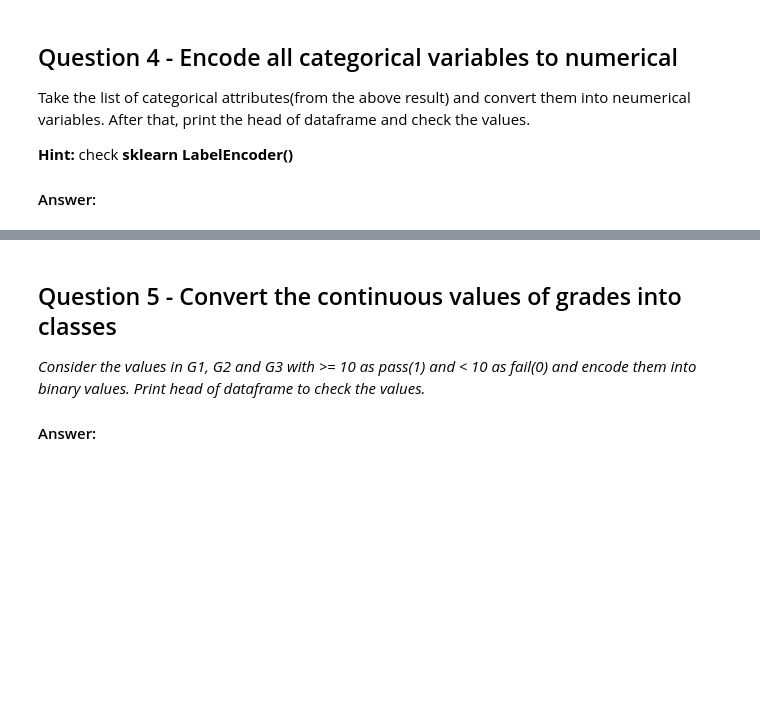
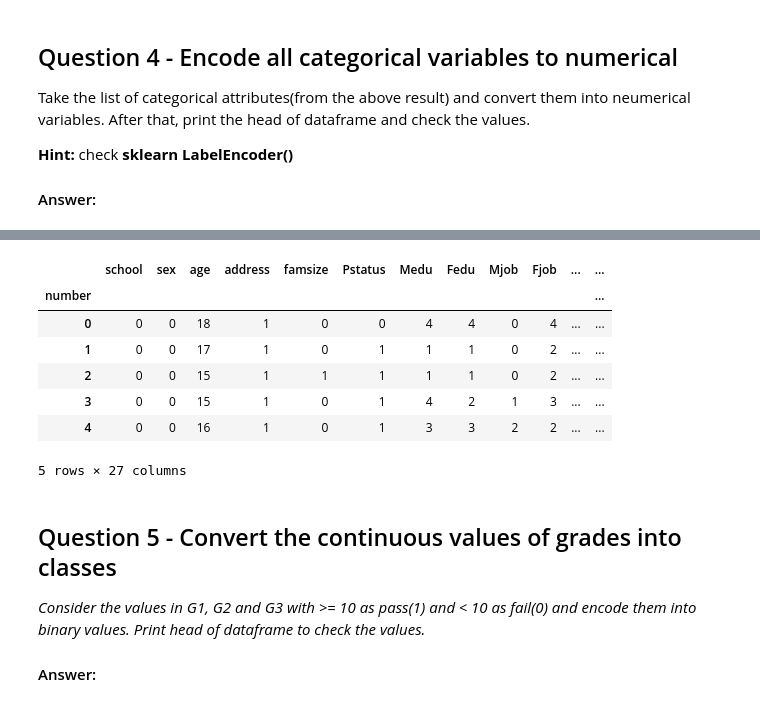
Before and after one commit to GreatLearningAIML1/bangalore-aug19-batch-Nishamol, a Jupyter notebook: R3_External_Lab_Logistic_and_Naive_bayes_questions.ipynb, the cells around one changed output, grey strips where cells are left out. Drawn from its saved outputs; the diff is of its cells as text; code cells hidden in the pictures; blank space fills up the shorter version.

```diff
--- a/R3_External_Lab_Logistic_and_Naive_bayes_questions.ipynb
+++ b/R3_External_Lab_Logistic_and_Naive_bayes_questions.ipynb
@@ -276,6 +262,17 @@ std_df[['school', 'sex', 'address', 'famsize', 'Pstatus', 'Mjob', 'Fjob',
        'nursery', 'higher', 'internet', 'romantic']]=std_df[['school', 'sex', 'address', 'famsize', 'Pstatus', 'Mjob', 'Fjob',
        'reason', 'guardian', 'schoolsup', 'famsup', 'paid', 'activities',
        'nursery', 'higher', 'internet', 'romantic']].apply(Le().fit_transform)
+# %%
+std_df.head()
+# %% [output]
+|  | school | sex | age | address | famsize | Pstatus | Medu | Fedu | Mjob | Fjob | ... | ... |
+| number |  |  |  |  |  |  |  |  |  |  |  | ... |
+| 0 | 0 | 0 | 18 | 1 | 0 | 0 | 4 | 4 | 0 | 4 | ... | ... |
+| 1 | 0 | 0 | 17 | 1 | 0 | 1 | 1 | 1 | 0 | 2 | ... | ... |
+| 2 | 0 | 0 | 15 | 1 | 1 | 1 | 1 | 1 | 0 | 2 | ... | ... |
+| 3 | 0 | 0 | 15 | 1 | 0 | 1 | 4 | 2 | 1 | 3 | ... | ... |
+| 4 | 0 | 0 | 16 | 1 | 0 | 1 | 3 | 3 | 2 | 2 | ... | ... |
+5 rows × 27 columns
 # %% [markdown]
 ## Question 5 - Convert the continuous values of grades into classes
 
```
Also changed, not shown: parts of 18 cells of this notebook.
